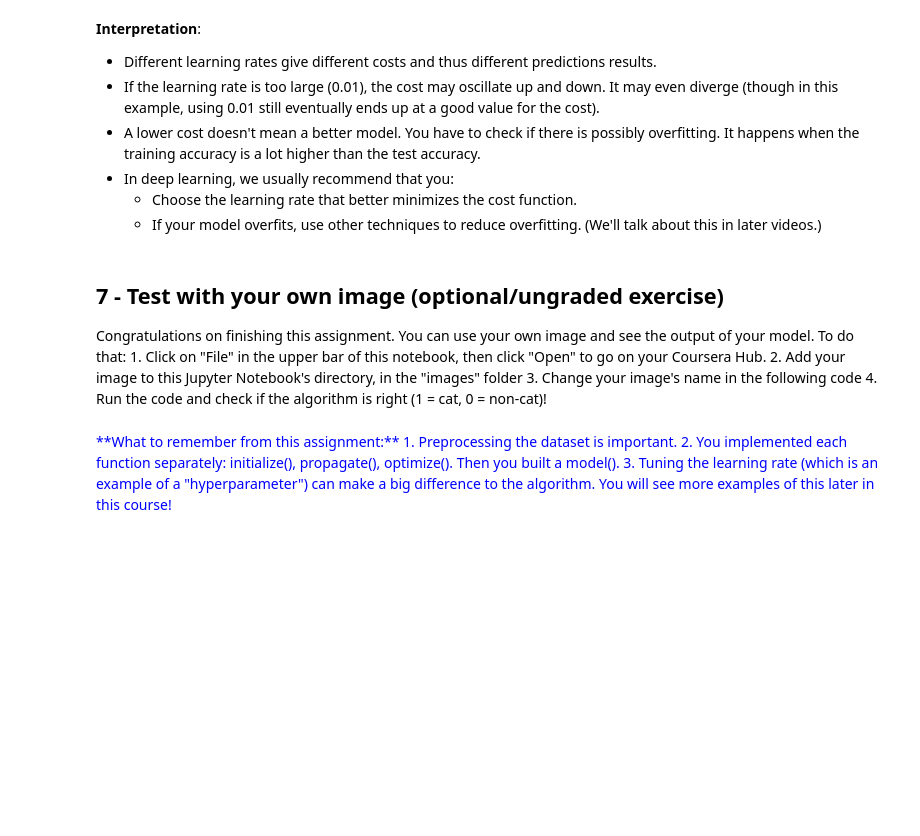
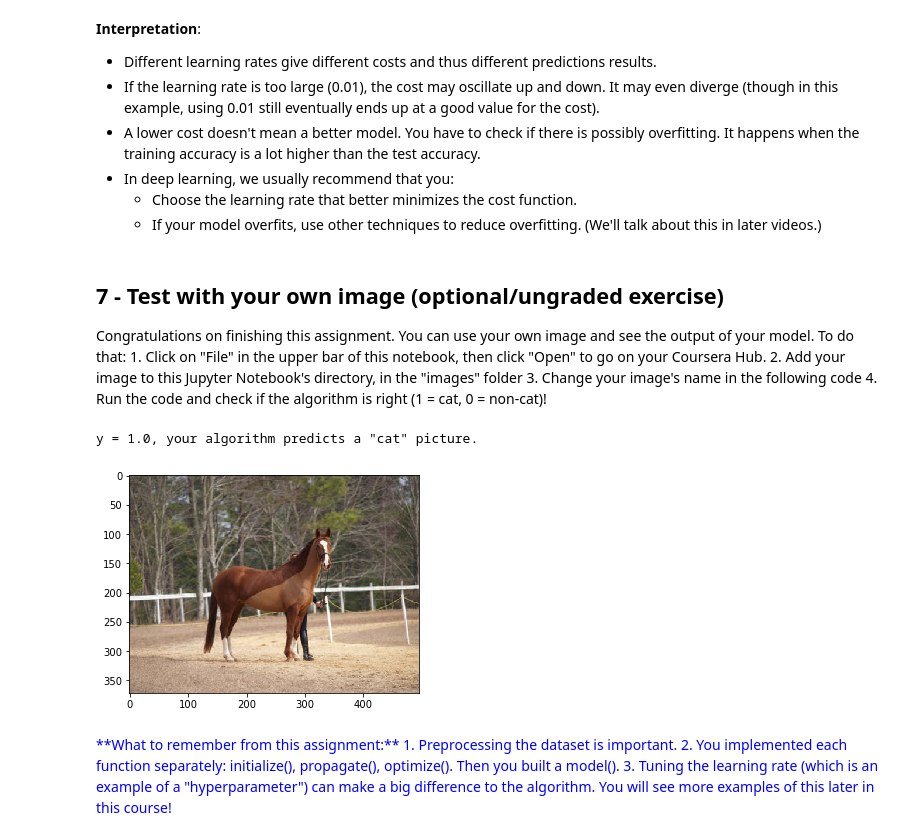
Before and after one commit to adhakal224/Neural-Network, a Jupyter notebook: Logistic_Regression_with_a_Neural_Network_mindset_v6a.ipynb, the cells around one changed output. Drawn from its saved outputs; the diff is of its cells as text; code cells hidden in the pictures; blank space fills up the shorter version.

```diff
--- a/Logistic_Regression_with_a_Neural_Network_mindset_v6a.ipynb
+++ b/Logistic_Regression_with_a_Neural_Network_mindset_v6a.ipynb
@@ -456,7 +456,7 @@ def optimize(w, b, X, Y, num_iterations, learning_rate, print_cost = False):
 
         # Cost and gradient calculation (≈ 1-4 lines of code)
         ### START CODE HERE ###
-        grads, cost = None
+        grads, cost = propagate(w, b, X, Y)
         ### END CODE HERE ###
 
         # Retrieve derivatives from grads
@@ -465,8 +465,8 @@ def optimize(w, b, X, Y, num_iterations, learning_rate, print_cost = False):
 
         # update rule (≈ 2 lines of code)
         ### START CODE HERE ###
-        w = None
-        b = None
+        w = w - learning_rate * dw
+        b = b - learning_rate * db
         ### END CODE HERE ###
 
         # Record the costs
@@ -544,21 +551,24 @@ def predict(w, b, X):
 
     # Compute vector "A" predicting the probabilities of a cat being present in the picture
     ### START CODE HERE ### (≈ 1 line of code)
-    A = None
-    ### END CODE HERE ###
-
+    A = sigmoid(np.dot(w.T, X) + b)
+        ### END CODE HERE ###
     for i in range(A.shape[1]):
-
         # Convert probabilities A[0,i] to actual predictions p[0,i]
         ### START CODE HERE ### (≈ 4 lines of code)
-        pass
+        if (A[0,i] < 0.5):
+            Y_prediction[0,i] = 0
+        else:
+            Y_prediction[0,i] = 1
         ### END CODE HERE ###
 
     assert(Y_prediction.shape == (1, m))
 
     return Y_prediction
 # %%
-w = np.array([[0.1124579],[0.23106775]])
+w = np.array([[0.1124579],
+              [0.23106775]])
 b = -0.3
-X = np.array([[1.,-1.1,-3.2],[1.2,2.,0.1]])
+X = np.array([[1.,-1.1,-3.2],
+              [1.2,2.,0.1]])
 print ("predictions = " + str(predict(w, b, X)))
@@ -617,19 +629,18 @@ def model(X_train, Y_train, X_test, Y_test, num_iterations = 2000, learning_rate
     ### START CODE HERE ###
 
     # initialize parameters with zeros (≈ 1 line of code)
-    w, b = None
+    w, b = initialize_with_zeros(X_train.shape[0])
 
     # Gradient descent (≈ 1 line of code)
-    parameters, grads, costs = None
+    parameters, grads, costs = optimize(w, b, X_train, Y_train, num_iterations, learning_rate)
 
     # Retrieve parameters w and b from dictionary "parameters"
     w = parameters["w"]
     b = parameters["b"]
 
     # Predict test/train set examples (≈ 2 lines of code)
-    Y_prediction_test = None
-    Y_prediction_train = None
-
+    Y_prediction_test = predict(w, b, X_test)
+    Y_prediction_train = predict(w, b, X_train)
     ### END CODE HERE ###
 
     # Print train/test Errors
@@ -742,18 +780,21 @@ Congratulations on finishing this assignment. You can use your own image and see
     4. Run the code and check if the algorithm is right (1 = cat, 0 = non-cat)!
 # %%
 ## START CODE HERE ## (PUT YOUR IMAGE NAME)
-my_image = "my_image.jpg"   # change this to the name of your image file
+my_image = "horse1.jpg"   # change this to the name of your image file
 ## END CODE HERE ##
 
 # We preprocess the image to fit your algorithm.
 fname = "images/" + my_image
 image = np.array(ndimage.imread(fname, flatten=False))
 image = image/255.
 my_image = scipy.misc.imresize(image, size=(num_px,num_px)).reshape((1, num_px*num_px*3)).T
 my_predicted_image = predict(d["w"], d["b"], my_image)
 
 plt.imshow(image)
 print("y = " + str(np.squeeze(my_predicted_image)) + ", your algorithm predicts a \"" + classes[int(np.squeeze(my_predicted_image)),].decode("utf-8") +  "\" picture.")
+# %% [output]
+y = 1.0, your algorithm predicts a "cat" picture.
+[figure, added]
 # %% [markdown]
 <font color='blue'>
 **What to remember from this assignment:**
```
Also changed, not shown: parts of 6 cells of this notebook.
